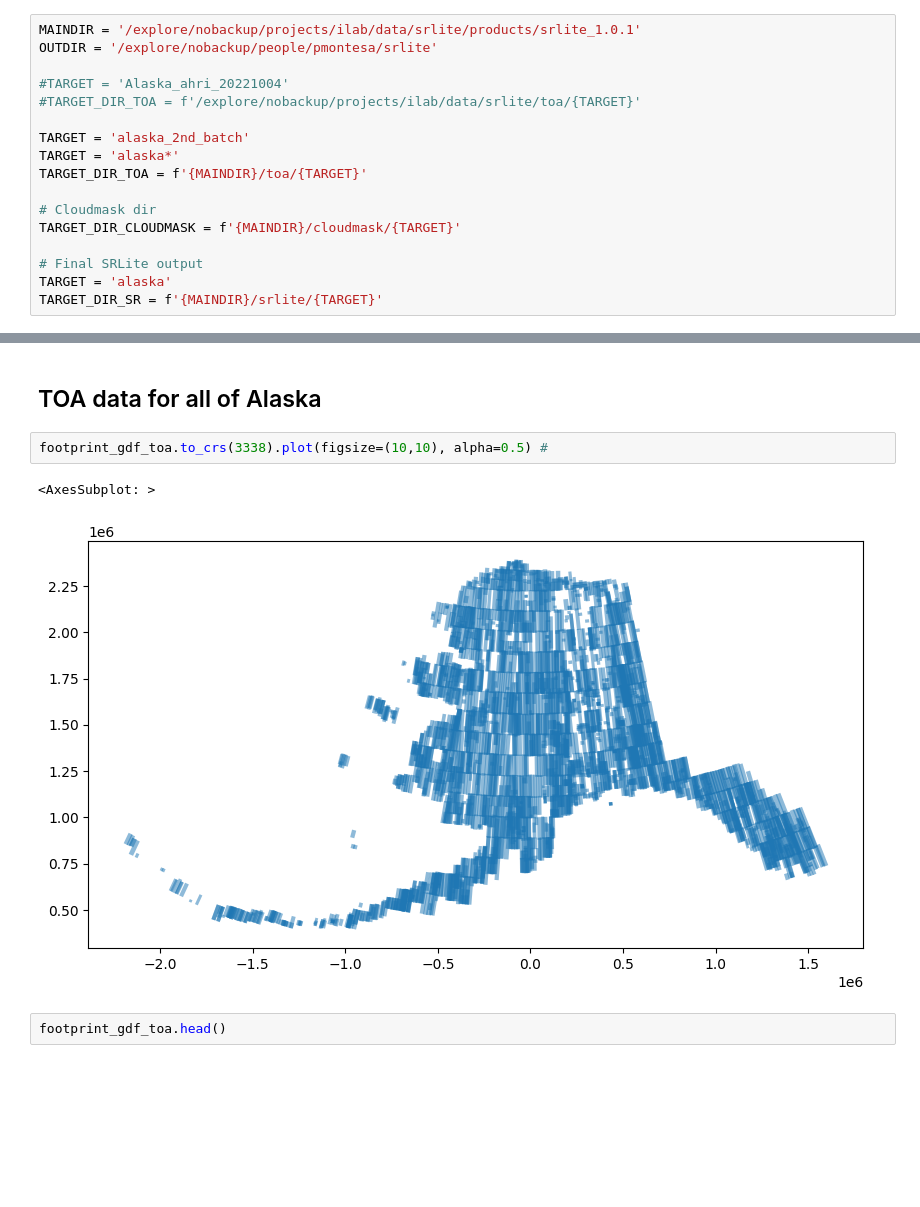
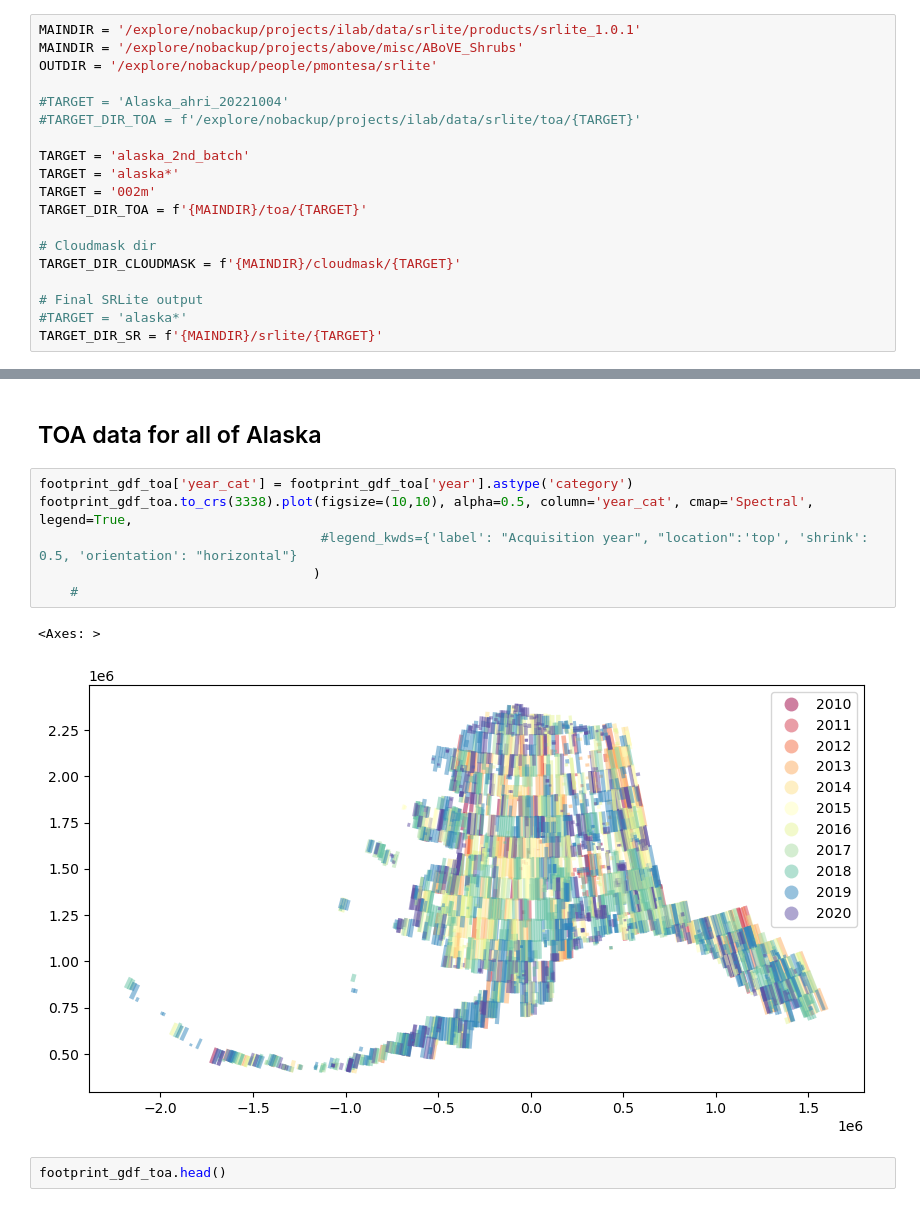
Before and after one commit to pahbs/geoscitools, a Jupyter notebook: footprint_vhr_AK.ipynb, the cells around one changed output, grey strips where cells are left out. Cells and saved outputs as stored; diff of their text form; blank space fills up the shorter version.

Commit message:
added various footprinting notebooks

```diff
--- a/footprint_vhr_AK.ipynb
+++ b/footprint_vhr_AK.ipynb
@@ -30,6 +40,7 @@ import contextily as ctx
 ### Dirs
 # %%
 MAINDIR = '/explore/nobackup/projects/ilab/data/srlite/products/srlite_1.0.1'
+MAINDIR = '/explore/nobackup/projects/above/misc/ABoVE_Shrubs'
 OUTDIR = '/explore/nobackup/people/pmontesa/srlite'
 
 #TARGET = 'Alaska_ahri_20221004'
@@ -37,13 +48,14 @@ OUTDIR = '/explore/nobackup/people/pmontesa/srlite'
 
 TARGET = 'alaska_2nd_batch'
 TARGET = 'alaska*'
+TARGET = '002m'
 TARGET_DIR_TOA = f'{MAINDIR}/toa/{TARGET}'
 
 # Cloudmask dir
 TARGET_DIR_CLOUDMASK = f'{MAINDIR}/cloudmask/{TARGET}'
 
 # Final SRLite output
-TARGET = 'alaska'
+#TARGET = 'alaska*'
 TARGET_DIR_SR = f'{MAINDIR}/srlite/{TARGET}'
 # %% [markdown]
 # TOA: Build geodataframe of footprints
@@ -113,10 +130,14 @@ memory usage: 320.3+ KB
 # %% [markdown]
 ## TOA data for all of Alaska
 # %%
-footprint_gdf_toa.to_crs(3338).plot(figsize=(10,10), alpha=0.5) #
+footprint_gdf_toa['year_cat'] = footprint_gdf_toa['year'].astype('category')
+footprint_gdf_toa.to_crs(3338).plot(figsize=(10,10), alpha=0.5, column='year_cat', cmap='Spectral', legend=True,
+                                    #legend_kwds={'label': "Acquisition year", "location":'top', 'shrink': 0.5, 'orientation': "horizontal"}
+                                   )
+    #
 # %% [output]
-<AxesSubplot: >
+<Axes: >
-[figure, old version]
+[figure, new version]
 # %%
 footprint_gdf_toa.head()
 # %% [output]
```
Also changed, not shown: parts of 22 cells of this notebook, 5 other files.
